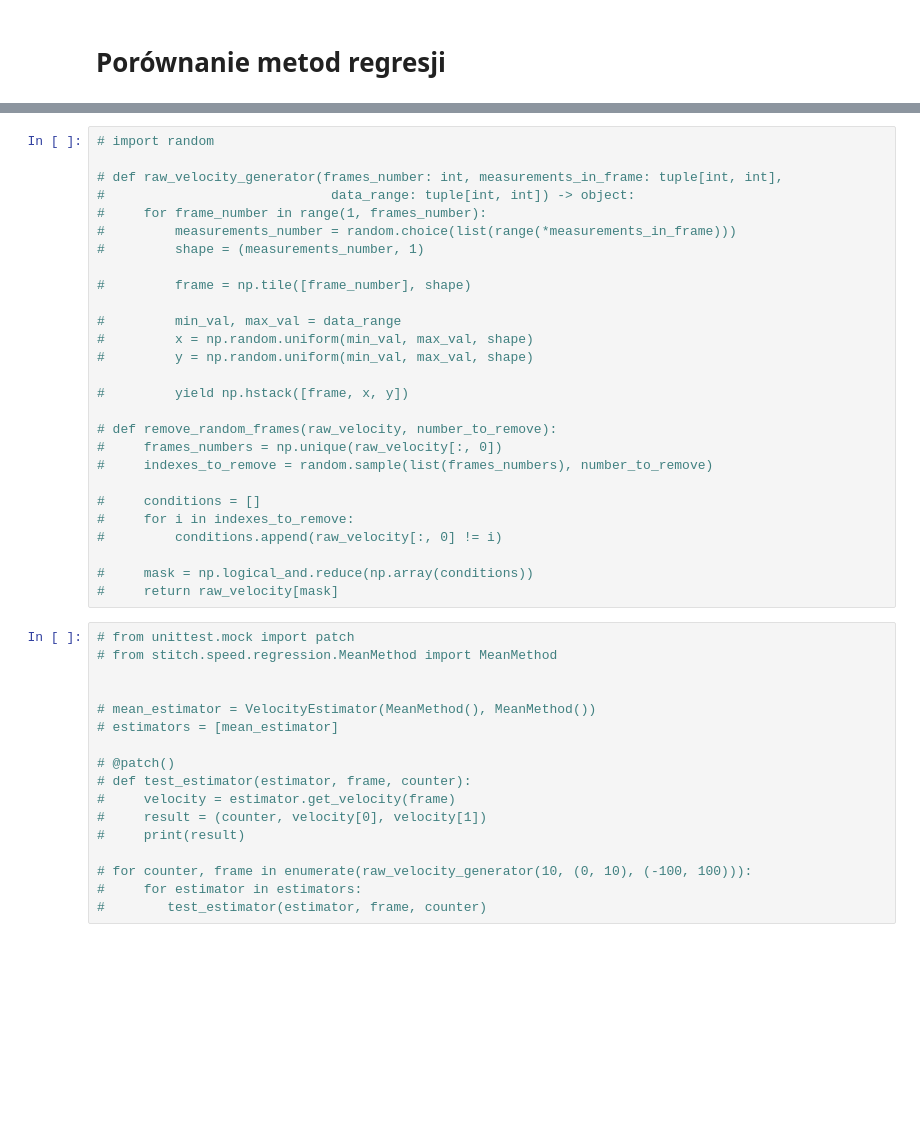
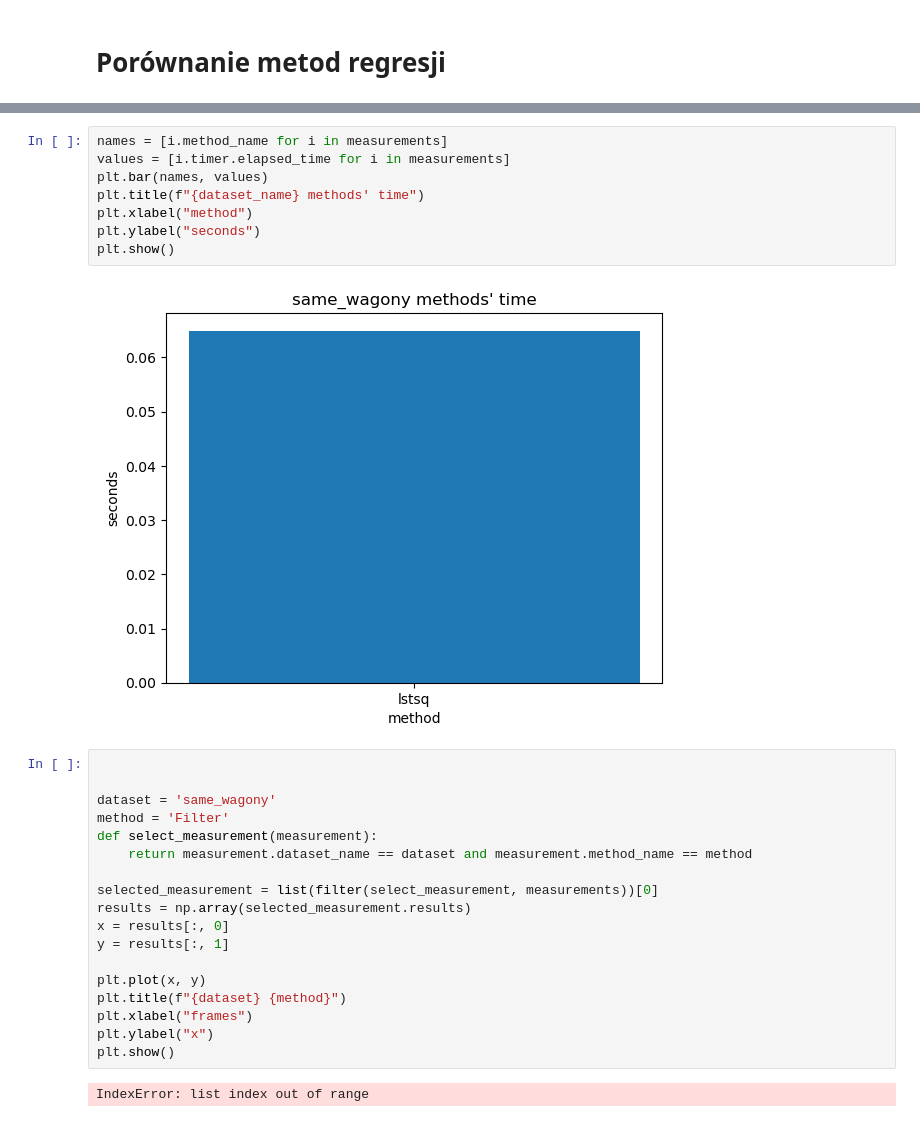
Before and after one commit to agatit/onyks_owl, a Jupyter notebook: poc/speed_analyse.ipynb, the cells around one changed output, grey strips where cells are left out. Saved outputs shown, nothing was run; the diff lists cells and outputs as text; blank space fills up the shorter version.

```diff
--- a/poc/speed_analyse.ipynb
+++ b/poc/speed_analyse.ipynb
@@ -200,44 +223,30 @@ for dataset_name in files.keys():
-# %%
-# import random
-
-# def raw_velocity_generator(frames_number: int, measurements_in_frame: tuple[int, int],
-#                             data_range: tuple[int, int]) -> object:
-#     for frame_number in range(1, frames_number):
-#         measurements_number = random.choice(list(range(*measurements_in_frame)))
-#         shape = (measurements_number, 1)
-
-#         frame = np.tile([frame_number], shape)
-
-#         min_val, max_val = data_range
-#         x = np.random.uniform(min_val, max_val, shape)
-#         y = np.random.uniform(min_val, max_val, shape)
-
-#         yield np.hstack([frame, x, y])
-
-# def remove_random_frames(raw_velocity, number_to_remove):
-#     frames_numbers = np.unique(raw_velocity[:, 0])
-#     indexes_to_remove = random.sample(list(frames_numbers), number_to_remove)
-
-#     conditions = []
-#     for i in indexes_to_remove:
-#         conditions.append(raw_velocity[:, 0] != i)
-
-#     mask = np.logical_and.reduce(np.array(conditions))
-#     return raw_velocity[mask]
-# %%
-# from unittest.mock import patch
-# from stitch.speed.regression.MeanMethod import MeanMethod
-
-
-# mean_estimator = VelocityEstimator(MeanMethod(), MeanMethod())
-# estimators = [mean_estimator]
-
-# @patch()
-# def test_estimator(estimator, frame, counter):
-#     velocity = estimator.get_velocity(frame)
-#     result = (counter, velocity[0], velocity[1])
-#     print(result)
-
-# for counter, frame in enumerate(raw_velocity_generator(10, (0, 10), (-100, 100))):
-#     for estimator in estimators:
-#        test_estimator(estimator, frame, counter)
+# %%
+names = [i.method_name for i in measurements]
+values = [i.timer.elapsed_time for i in measurements]
+plt.bar(names, values)
+plt.title(f"{dataset_name} methods' time")
+plt.xlabel("method")
+plt.ylabel("seconds")
+plt.show()
+# %% [output]
+[figure, added]
+# %%
+
+
+dataset = 'same_wagony'
+method = 'Filter'
+def select_measurement(measurement):
+    return measurement.dataset_name == dataset and measurement.method_name == method
+
+selected_measurement = list(filter(select_measurement, measurements))[0]
+results = np.array(selected_measurement.results)
+x = results[:, 0]
+y = results[:, 1]
+
+plt.plot(x, y)
+plt.title(f"{dataset} {method}")
+plt.xlabel("frames")
+plt.ylabel("x")
+plt.show()
+# %% [output]
+IndexError: list index out of range
```
Also changed, not shown: parts of 7 cells of this notebook, 5 other files.
